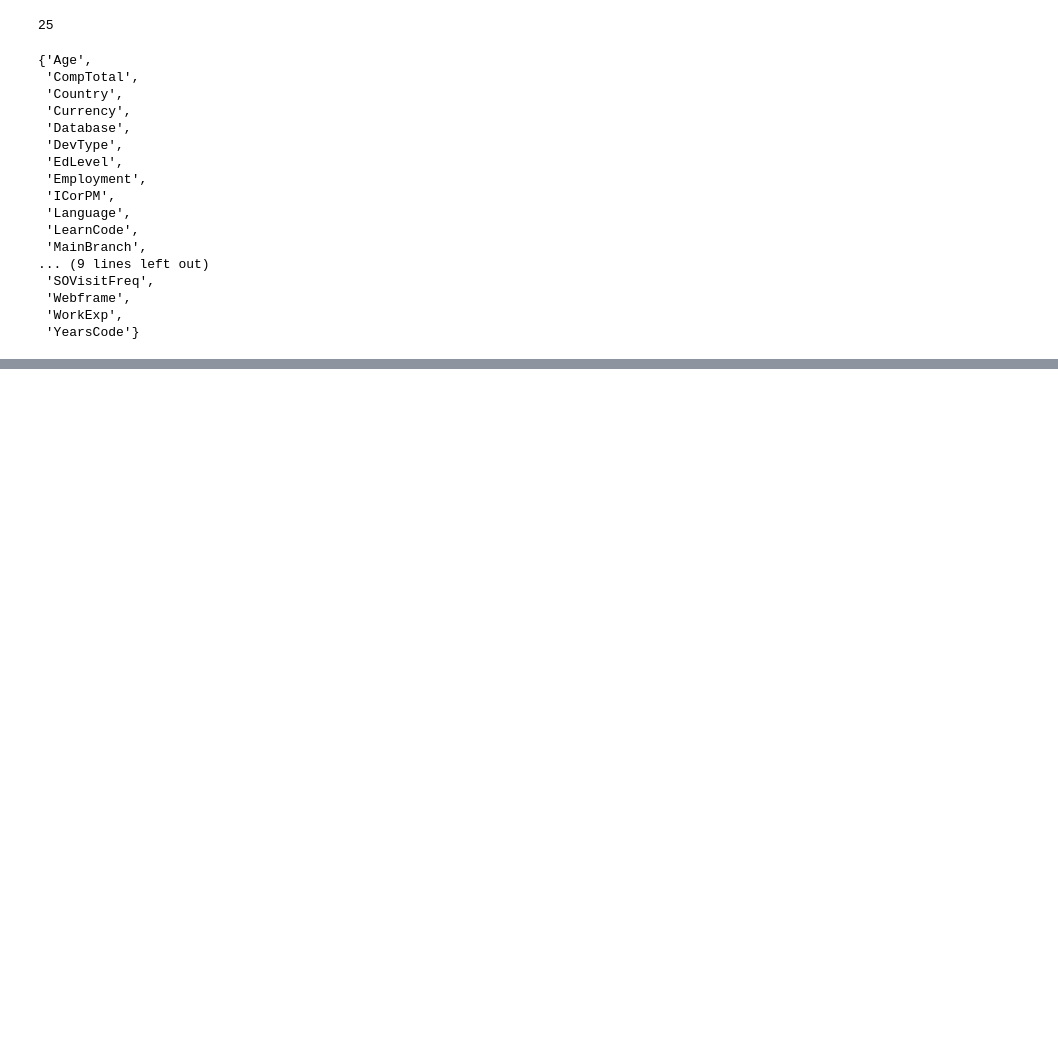
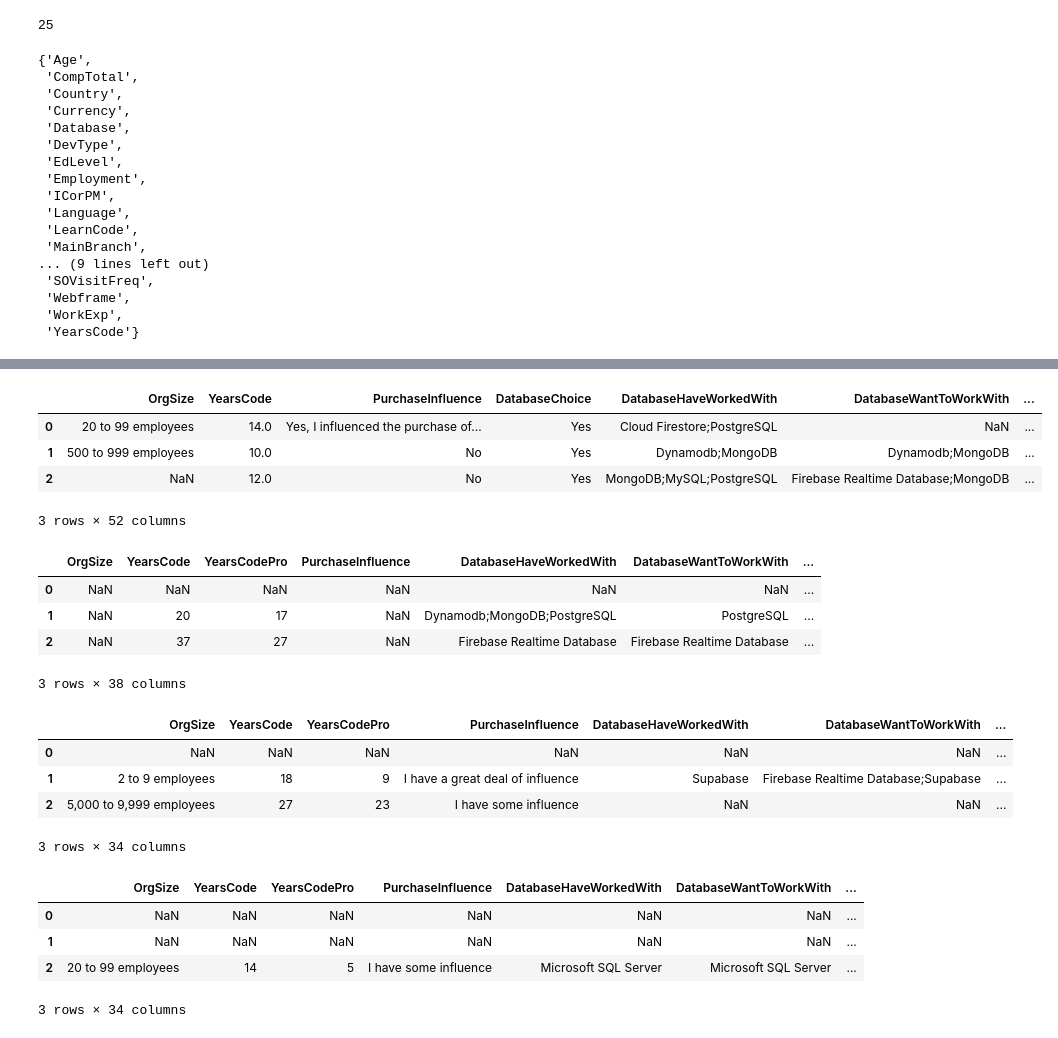
Before and after one commit to Olga13579/Data_Circle_Project-Stack_Overflow, a Jupyter notebook: Data_Circle_Project_Stack_Overflow.ipynb, the cells around one changed output, grey strips where cells are left out. Drawn from its saved outputs; the diff is of its cells as text; code cells hidden in the pictures; blank space fills up the shorter version.

```diff
--- a/Data_Circle_Project_Stack_Overflow.ipynb
+++ b/Data_Circle_Project_Stack_Overflow.ipynb
@@ -83,3 +83,14 @@ display(len(common_all), common_all)
  'Webframe',
  'WorkExp',
  'YearsCode'}
+# %%
+def find_columns(df, qname):
+    return [col for col in df.columns if col.lower().startswith(qname.lower())]
+
+for q in list(common_all):
+    print(f"\n=== {q} ===")
+
+    print("2025:", find_columns(df25, q))
+    print("2024:", find_columns(df24, q))
+    print("2023:", find_columns(df23, q))
+    print("2022:", find_columns(df22, q))
@@ -85,0 +115,42 @@ display(len(common_all), common_all)
+# %%
+cols25 = []
+for q in common_all:
+    cols25.extend(find_columns(df25, q))
+
+cols24 = []
+for q in common_all:
+    cols24.extend(find_columns(df24, q))
+
+cols23 = []
+for q in common_all:
+    cols23.extend(find_columns(df23, q))
+
+cols22 = []
+for q in common_all:
+    cols22.extend(find_columns(df22, q))
+
+display(df25[cols25].head(3))
+display(df24[cols24].head(3))
+display(df23[cols23].head(3))
+display(df22[cols22].head(3))
+# %% [output]
+|  | OrgSize | YearsCode | PurchaseInfluence | DatabaseChoice | DatabaseHaveWorkedWith | DatabaseWantToWorkWith | ... |
+| 0 | 20 to 99 employees | 14.0 | Yes, I influenced the purchase of... | Yes | Cloud Firestore;PostgreSQL | NaN | ... |
+| 1 | 500 to 999 employees | 10.0 | No | Yes | Dynamodb;MongoDB | Dynamodb;MongoDB | ... |
+| 2 | NaN | 12.0 | No | Yes | MongoDB;MySQL;PostgreSQL | Firebase Realtime Database;MongoDB | ... |
+3 rows × 52 columns
+|  | OrgSize | YearsCode | YearsCodePro | PurchaseInfluence | DatabaseHaveWorkedWith | DatabaseWantToWorkWith | ... |
+| 0 | NaN | NaN | NaN | NaN | NaN | NaN | ... |
+| 1 | NaN | 20 | 17 | NaN | Dynamodb;MongoDB;PostgreSQL | PostgreSQL | ... |
+| 2 | NaN | 37 | 27 | NaN | Firebase Realtime Database | Firebase Realtime Database | ... |
+3 rows × 38 columns
+|  | OrgSize | YearsCode | YearsCodePro | PurchaseInfluence | DatabaseHaveWorkedWith | DatabaseWantToWorkWith | ... |
+| 0 | NaN | NaN | NaN | NaN | NaN | NaN | ... |
+| 1 | 2 to 9 employees | 18 | 9 | I have a great deal of influence | Supabase | Firebase Realtime Database;Supabase | ... |
+| 2 | 5,000 to 9,999 employees | 27 | 23 | I have some influence | NaN | NaN | ... |
+3 rows × 34 columns
+|  | OrgSize | YearsCode | YearsCodePro | PurchaseInfluence | DatabaseHaveWorkedWith | DatabaseWantToWorkWith | ... |
+| 0 | NaN | NaN | NaN | NaN | NaN | NaN | ... |
+| 1 | NaN | NaN | NaN | NaN | NaN | NaN | ... |
+| 2 | 20 to 99 employees | 14 | 5 | I have some influence | Microsoft SQL Server | Microsoft SQL Server | ... |
+3 rows × 34 columns
```
Also changed, not shown: parts of 1 cell of this notebook.
